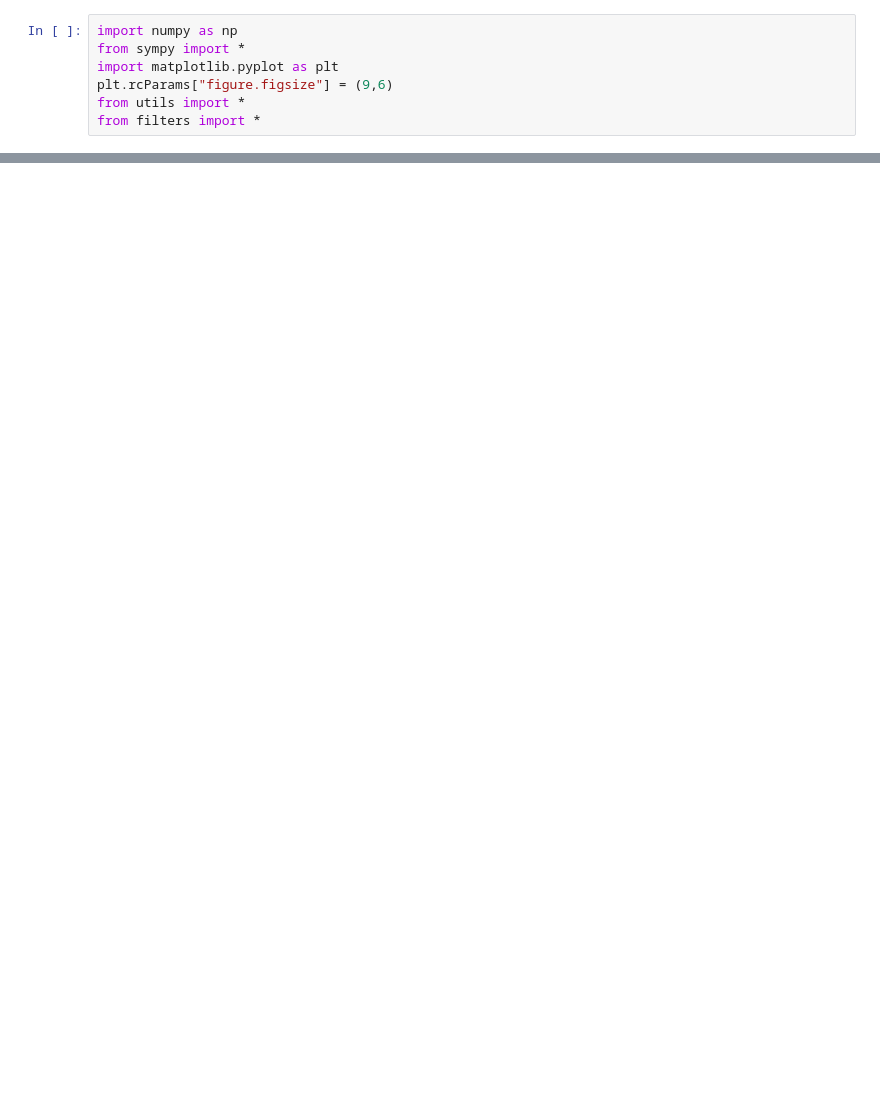
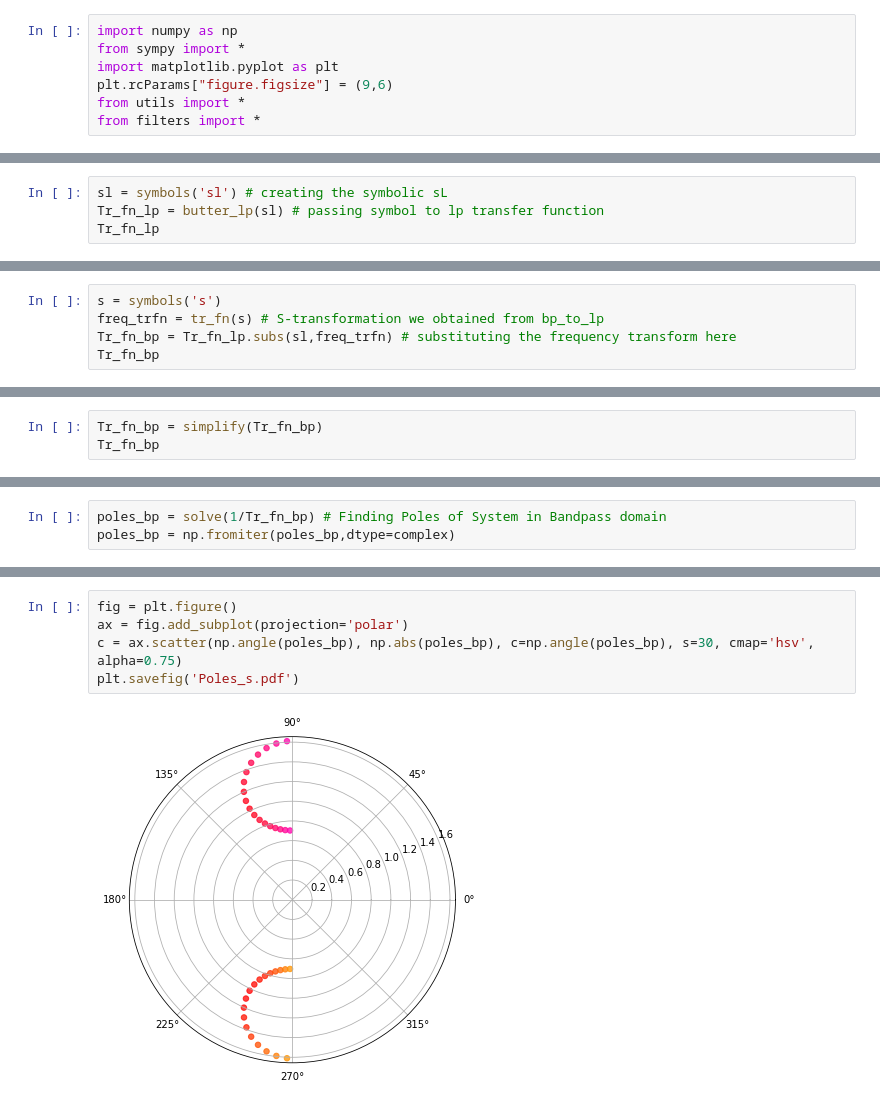
Before and after one commit to prateekgargX/DSP-Filter-Design, a Jupyter notebook: butterworth.ipynb, the cells around one changed output, grey strips where cells are left out. Drawn from its saved outputs; the diff is of its cells as text; blank space fills up the shorter version.

```diff
--- a/butterworth.ipynb
+++ b/butterworth.ipynb
@@ -54,0 +86,4 @@ plt.savefig('Poles_s_domain.pdf')
+# %%
+sl = symbols('sl') # creating the symbolic sL
+Tr_fn_lp = butter_lp(sl) # passing symbol to lp transfer function
+Tr_fn_lp
@@ -54,0 +101,5 @@ plt.savefig('Poles_s_domain.pdf')
+# %%
+s = symbols('s')
+freq_trfn = tr_fn(s) # S-transformation we obtained from bp_to_lp
+Tr_fn_bp = Tr_fn_lp.subs(sl,freq_trfn) # substituting the frequency transform here
+Tr_fn_bp
@@ -54,0 +108,3 @@ plt.savefig('Poles_s_domain.pdf')
+# %%
+Tr_fn_bp = simplify(Tr_fn_bp)
+Tr_fn_bp
@@ -54,0 +158,3 @@ plt.savefig('Poles_s_domain.pdf')
+# %%
+poles_bp = solve(1/Tr_fn_bp) # Finding Poles of System in Bandpass domain
+poles_bp = np.fromiter(poles_bp,dtype=complex)
@@ -54,0 +182,7 @@ plt.savefig('Poles_s_domain.pdf')
+# %%
+fig = plt.figure()
+ax = fig.add_subplot(projection='polar')
+c = ax.scatter(np.angle(poles_bp), np.abs(poles_bp), c=np.angle(poles_bp), s=30, cmap='hsv', alpha=0.75)
+plt.savefig('Poles_s.pdf')
+# %% [output]
+[figure, added]
```
Also changed, not shown: parts of 21 cells of this notebook, 2 other files.
